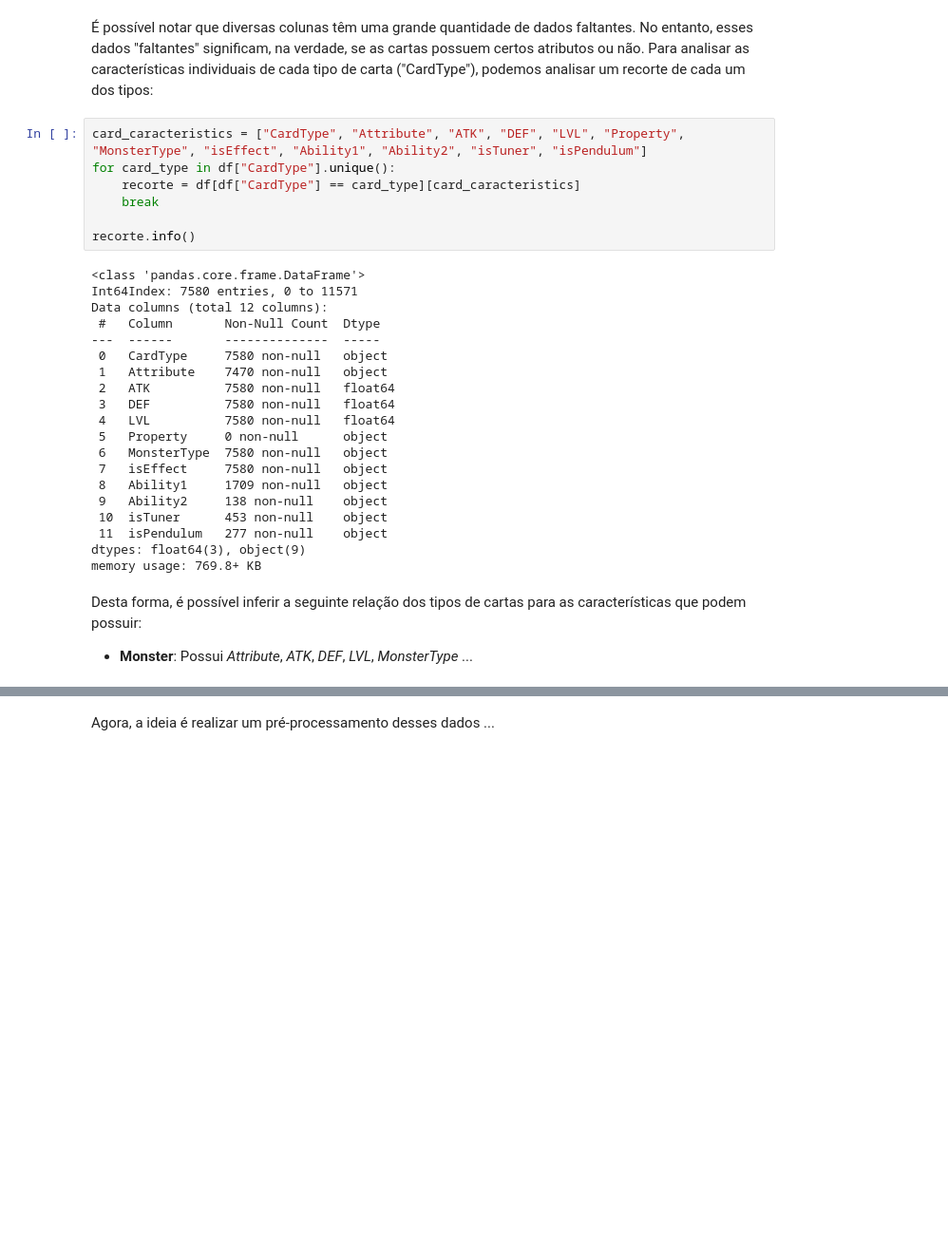
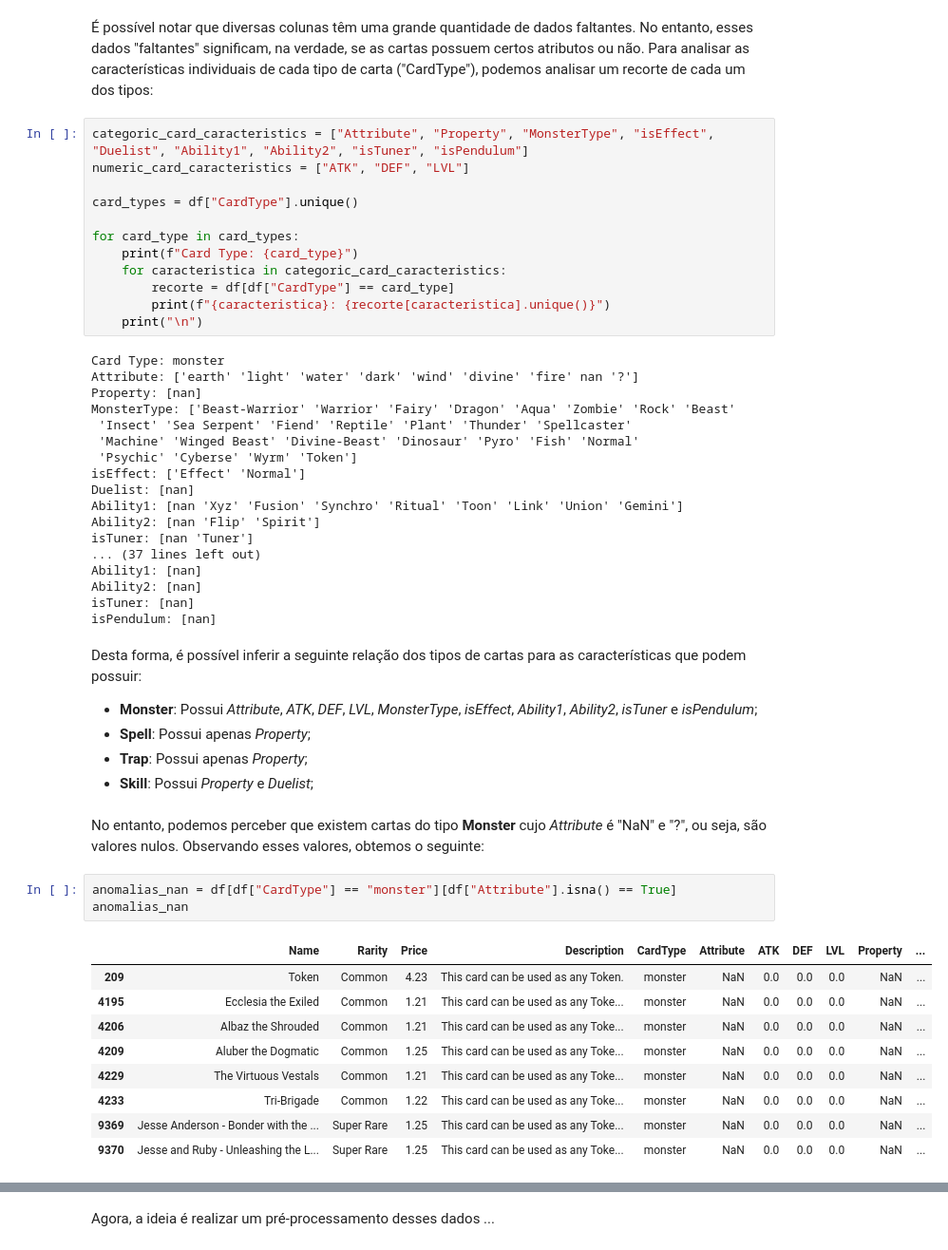
Before and after one commit to Marcompp/MachineLearningFinal, a Jupyter notebook: Relatorio-Final.ipynb, the cells around one changed output, grey strips where cells are left out. Shown at 95% size. Saved outputs shown, nothing was run; the diff lists cells and outputs as text; blank space fills up the shorter version.

```diff
--- a/Relatorio-Final.ipynb
+++ b/Relatorio-Final.ipynb
@@ -71,33 +101,54 @@ Index(['Name', 'Rarity', 'Price', 'Description', 'CardType', 'Attribute',
 # %% [markdown]
 É possível notar que diversas colunas têm uma grande quantidade de dados faltantes. No entanto, esses dados "faltantes" significam, na verdade, se as cartas possuem certos atributos ou não. Para analisar as características individuais de cada tipo de carta ("CardType"), podemos analisar um recorte de cada um dos tipos:
 # %%
-card_caracteristics = ["CardType", "Attribute", "ATK", "DEF", "LVL", "Property", "MonsterType", "isEffect", "Ability1", "Ability2", "isTuner", "isPendulum"]
-for card_type in df["CardType"].unique():
-    recorte = df[df["CardType"] == card_type][card_caracteristics]
-    break
+categoric_card_caracteristics = ["Attribute", "Property", "MonsterType", "isEffect", "Duelist", "Ability1", "Ability2", "isTuner", "isPendulum"]
+numeric_card_caracteristics = ["ATK", "DEF", "LVL"]
 
-recorte.info()
+card_types = df["CardType"].unique()
+
+for card_type in card_types:
+    print(f"Card Type: {card_type}")
+    for caracteristica in categoric_card_caracteristics:
+        recorte = df[df["CardType"] == card_type]
+        print(f"{caracteristica}: {recorte[caracteristica].unique()}")
+    print("\n")
 # %% [output]
-<class 'pandas.core.frame.DataFrame'>
-Int64Index: 7580 entries, 0 to 11571
-Data columns (total 12 columns):
- #   Column       Non-Null Count  Dtype
----  ------       --------------  -----
- 0   CardType     7580 non-null   object
- 1   Attribute    7470 non-null   object
- 2   ATK          7580 non-null   float64
- 3   DEF          7580 non-null   float64
- 4   LVL          7580 non-null   float64
- 5   Property     0 non-null      object
- 6   MonsterType  7580 non-null   object
- 7   isEffect     7580 non-null   object
- 8   Ability1     1709 non-null   object
- 9   Ability2     138 non-null    object
- 10  isTuner      453 non-null    object
- 11  isPendulum   277 non-null    object
-dtypes: float64(3), object(9)
-memory usage: 769.8+ KB
+Card Type: monster
+Attribute: ['earth' 'light' 'water' 'dark' 'wind' 'divine' 'fire' nan '?']
+Property: [nan]
+MonsterType: ['Beast-Warrior' 'Warrior' 'Fairy' 'Dragon' 'Aqua' 'Zombie' 'Rock' 'Beast'
+ 'Insect' 'Sea Serpent' 'Fiend' 'Reptile' 'Plant' 'Thunder' 'Spellcaster'
+ 'Machine' 'Winged Beast' 'Divine-Beast' 'Dinosaur' 'Pyro' 'Fish' 'Normal'
+ 'Psychic' 'Cyberse' 'Wyrm' 'Token']
+isEffect: ['Effect' 'Normal']
+Duelist: [nan]
+Ability1: [nan 'Xyz' 'Fusion' 'Synchro' 'Ritual' 'Toon' 'Link' 'Union' 'Gemini']
+Ability2: [nan 'Flip' 'Spirit']
+isTuner: [nan 'Tuner']
+... (37 lines left out)
+Ability1: [nan]
+Ability2: [nan]
+isTuner: [nan]
+isPendulum: [nan]
 # %% [markdown]
 Desta forma, é possível inferir a seguinte relação dos tipos de cartas para as características que podem possuir:
 
-- **Monster**: Possui *Attribute*, *ATK*, *DEF*, *LVL*, *MonsterType* ...
+- **Monster**: Possui *Attribute*, *ATK*, *DEF*, *LVL*, *MonsterType*, *isEffect*, *Ability1*, *Ability2*, *isTuner* e *isPendulum*;
+- **Spell**: Possui apenas *Property*;
+- **Trap**: Possui apenas *Property*;
+- **Skill**: Possui *Property* e *Duelist*;
+# %% [markdown]
+No entanto, podemos perceber que existem cartas do tipo **Monster** cujo *Attribute* é "NaN" e "?", ou seja, são valores nulos. Observando esses valores, obtemos o seguinte:
+# %%
+anomalias_nan = df[df["CardType"] == "monster"][df["Attribute"].isna() == True]
+anomalias_nan
+# %% [output]
+|  | Name | Rarity | Price | Description | CardType | Attribute | ATK | DEF | LVL | Property | ... |
+| 209 | Token | Common | 4.23 | This card can be used as any Token. | monster | NaN | 0.0 | 0.0 | 0.0 | NaN | ... |
+| 4195 | Ecclesia the Exiled | Common | 1.21 | This card can be used as any Toke... | monster | NaN | 0.0 | 0.0 | 0.0 | NaN | ... |
+| 4206 | Albaz the Shrouded | Common | 1.21 | This card can be used as any Toke... | monster | NaN | 0.0 | 0.0 | 0.0 | NaN | ... |
+| 4209 | Aluber the Dogmatic | Common | 1.25 | This card can be used as any Toke... | monster | NaN | 0.0 | 0.0 | 0.0 | NaN | ... |
+| 4229 | The Virtuous Vestals | Common | 1.21 | This card can be used as any Toke... | monster | NaN | 0.0 | 0.0 | 0.0 | NaN | ... |
+| 4233 | Tri-Brigade | Common | 1.22 | This card can be used as any Toke... | monster | NaN | 0.0 | 0.0 | 0.0 | NaN | ... |
+| 9369 | Jesse Anderson - Bonder with the ... | Super Rare | 1.25 | This card can be used as any Toke... | monster | NaN | 0.0 | 0.0 | 0.0 | NaN | ... |
+| 9370 | Jesse and Ruby - Unleashing the L... | Super Rare | 1.25 | This card can be used as any Toke... | monster | NaN | 0.0 | 0.0 | 0.0 | NaN | ... |
```
Also changed, not shown: parts of 8 cells of this notebook.
